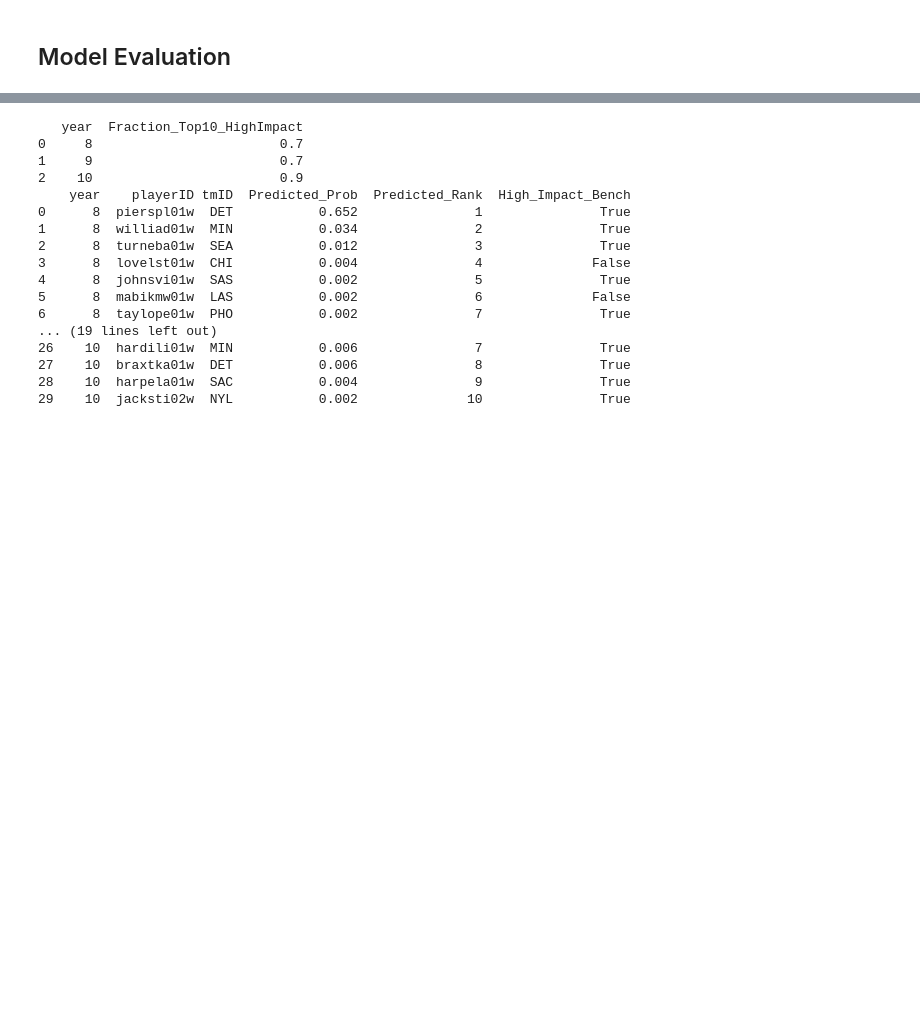
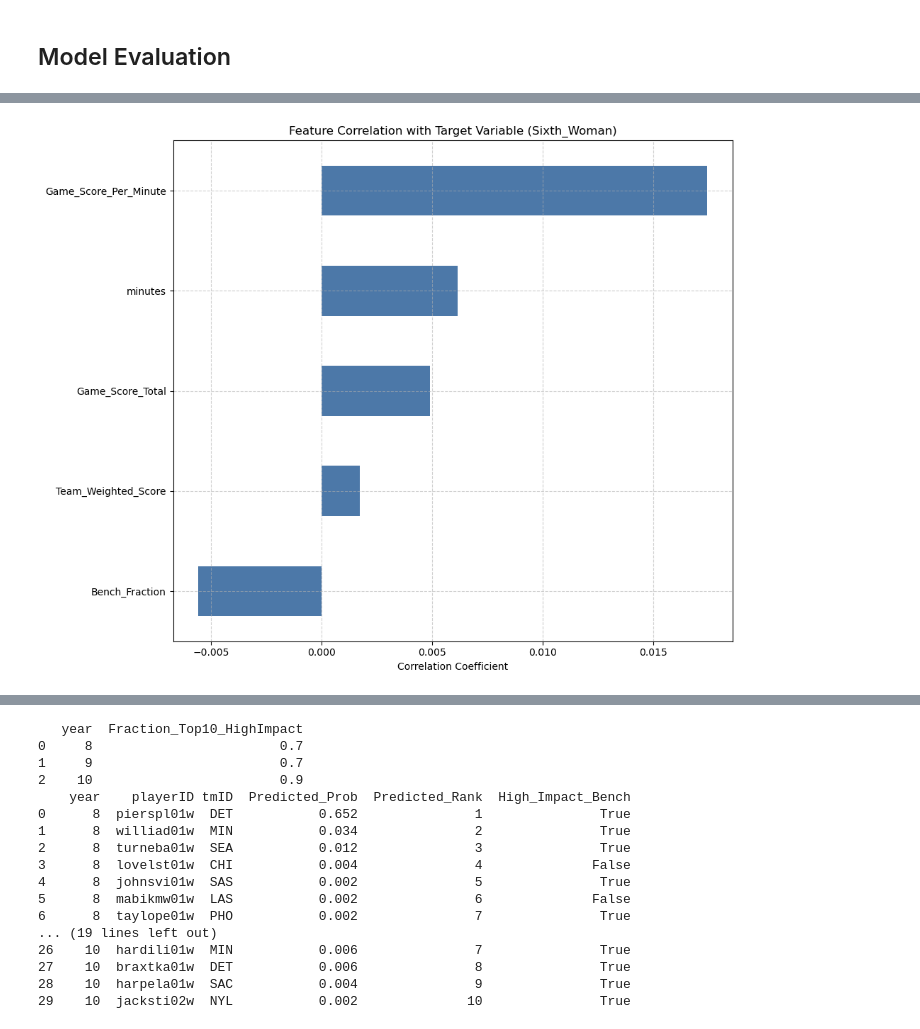
Before and after one commit to FranciscoAlves124/AC, a Jupyter notebook: awards/6woty/6WOTY.ipynb, the cells around one changed output, grey strips where cells are left out. Drawn from its saved outputs; the diff is of its cells as text; code cells hidden in the pictures; blank space fills up the shorter version.

```diff
--- a/awards/6woty/6WOTY.ipynb
+++ b/awards/6woty/6WOTY.ipynb
@@ -293,16 +300,44 @@ def sixth_woman_feature_importance(model, feature_cols):
 # %%
-feature_cols_6th = ["Game_Score_Total", "Game_Score_Per_Minute", "minutes", "Team_Weighted_Score", "Bench_Fraction"]
 
-# Preseason prediction for next season
-top_candidates = preseason_sixth_woman_prediction(model_6th, players_teams, teams, year=8, feature_cols=feature_cols_6th, top_n=5)
-print("\nTop 5 Sixth Woman Candidates for Next Season:")
-print(top_candidates)
 
-# Evaluate model historically
-results_eval = evaluate_sixth_woman_model(model_6th, players_teams, teams, awards, feature_cols_6th, years=[8,9,10], top_n=5)
-print("\nYear-by-Year Results:")
-print(results_eval)
+# ===============================================
+# FEATURE CORRELATION ANALYSIS (features vs Sixth_Woman target)
+# ===============================================
+import matplotlib.pyplot as plt
 
-# 2️⃣ Feature importance
-feat_imp_6th = sixth_woman_feature_importance(model_6th, feature_cols_6th)
+# Ensure historical dataset is available
+try:
+    _ = dataset_6th.shape
+except NameError:
+    dataset_6th = build_sixth_woman_dataset(players_teams, teams, awards, start_year=8, end_year=10)
+
+# Engineered features and target
+feature_columns = ["Game_Score_Total", "Game_Score_Per_Minute", "minutes",
+                   "Team_Weighted_Score", "Bench_Fraction"]
+
+# Filter to available columns
+feature_columns = [c for c in feature_columns if c in dataset_6th.columns]
+
+# Rename target to 'Target' for clarity
+candidates = dataset_6th[feature_columns + ["Sixth_Woman"]].copy().fillna(0)
+candidates = candidates.rename(columns={"Sixth_Woman": "Target"})
+
+# Compute correlation of features with Target
+correlation = candidates[feature_columns + ["Target"]].corr()["Target"].sort_values(ascending=False)
+
+# Plot correlation (horizontal bar), invert y for descending order
+plt.figure(figsize=(10, 8))
+correlation.drop("Target").plot(kind="barh", color="#4C78A8")
+plt.title("Feature Correlation with Target Variable (Sixth_Woman)")
+plt.xlabel("Correlation Coefficient")
+plt.gca().invert_yaxis()
+plt.grid(True, linestyle="--", alpha=0.6)
+plt.tight_layout()
+plt.show()
+
+print("Top Positive Correlations:")
+print(correlation.head(6))
+print("\nTop Negative Correlations:")
+print(correlation.tail(5))
 # %% [output]
+[figure, added]
```
Also changed, not shown: parts of 4 cells of this notebook, 7 other files.
